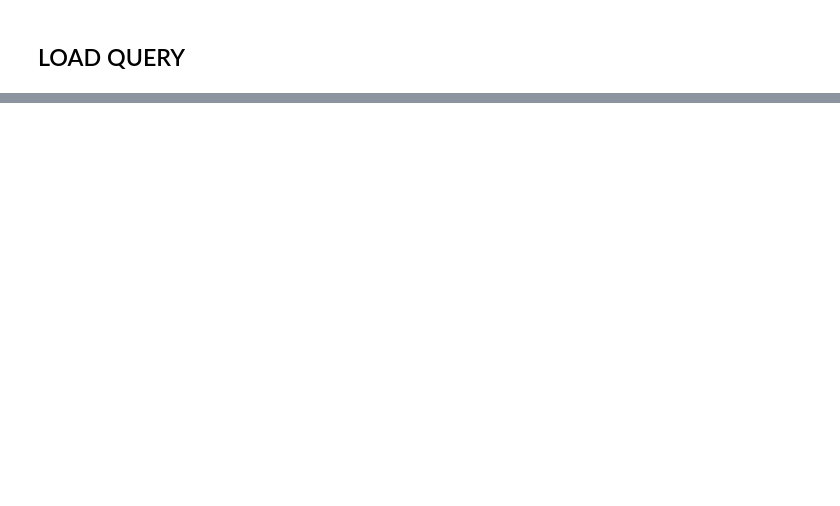
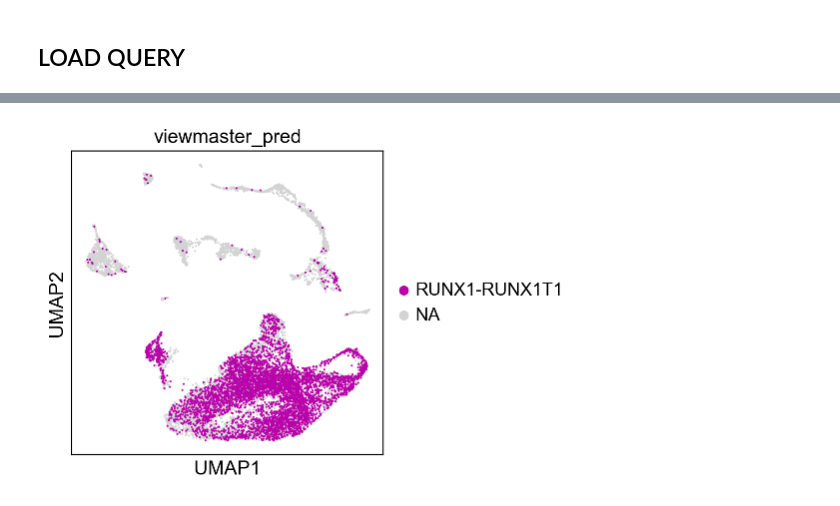
Before and after one commit to furlan-lab/pyviewmaster, a Jupyter notebook: notebooks/02_bulk_reference.ipynb, the cells around one changed output, grey strips where cells are left out. Cells and saved outputs as stored; diff of their text form; code cells hidden in the pictures; blank space fills up the shorter version.

```diff
--- a/notebooks/02_bulk_reference.ipynb
+++ b/notebooks/02_bulk_reference.ipynb
@@ -512,0 +122,4 @@ sc.pl.umap(query, color = "viewmaster_pred", groups = "Ph-like")
+# %%
+sc.pl.umap(adata, color = "viewmaster_pred", groups = "RUNX1-RUNX1T1")
+# %% [output]
+[figure, added]
```
Also changed, not shown: parts of 30 cells of this notebook.
